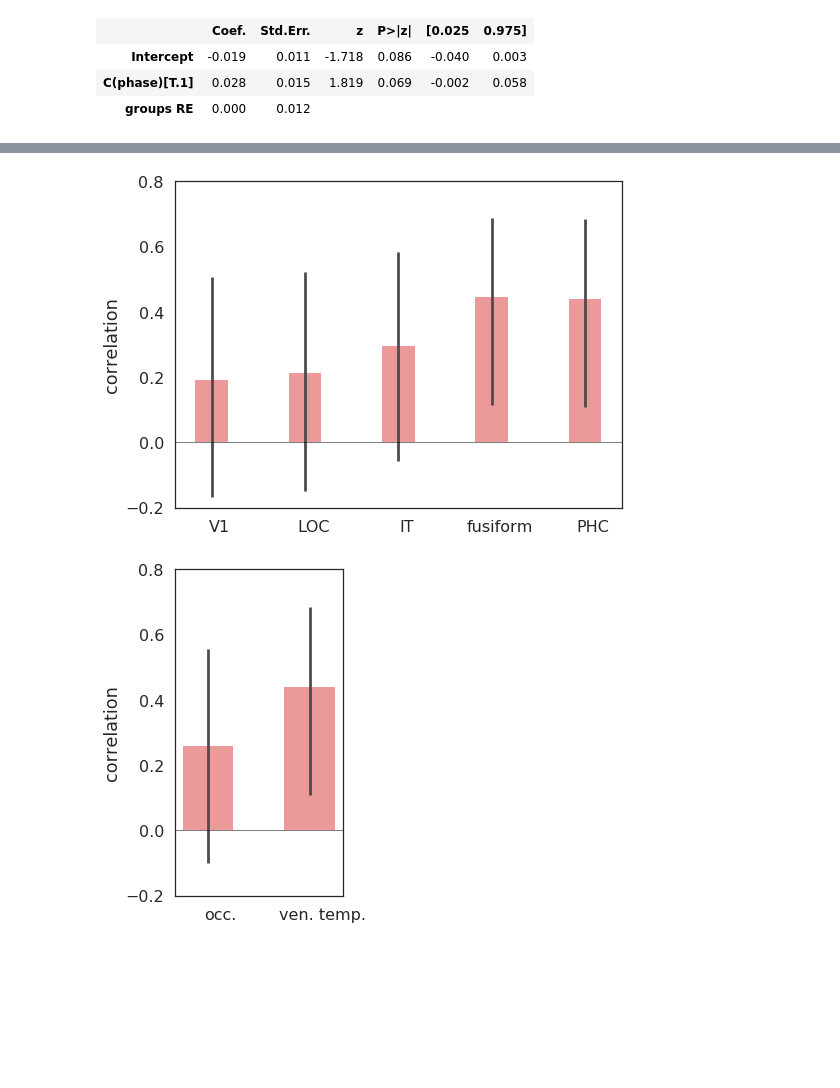
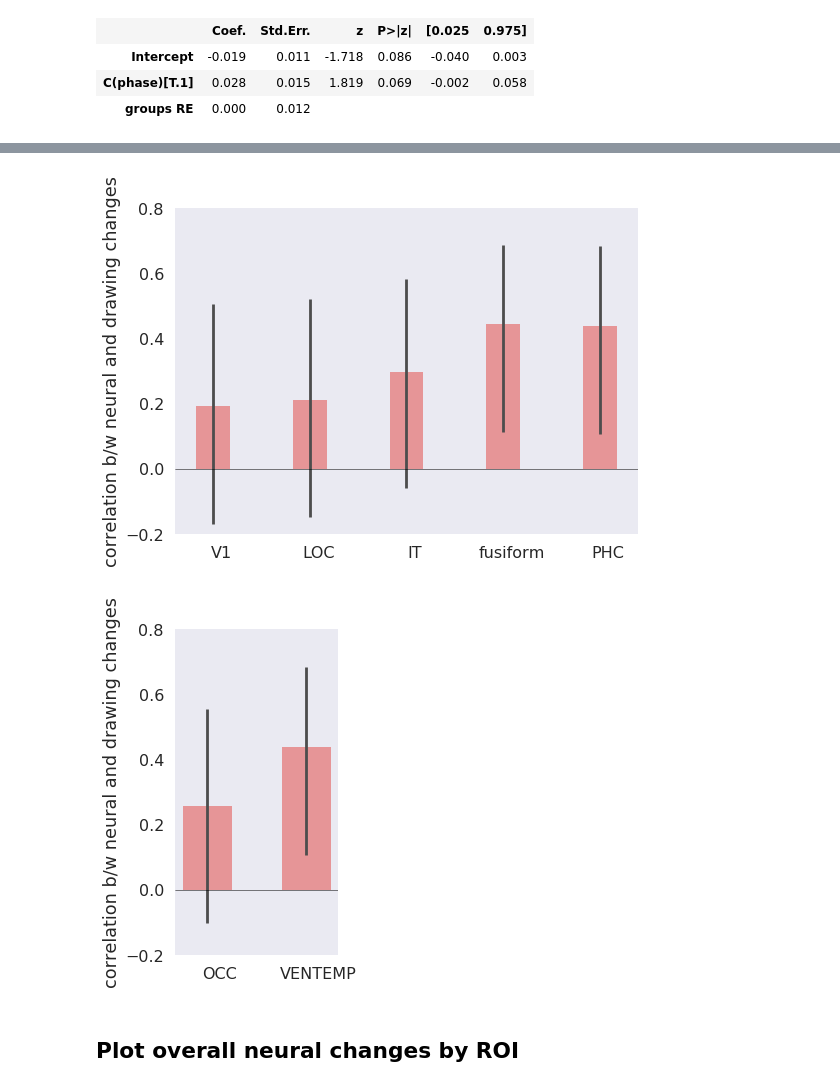
Before and after one commit to judithfan/sketchfeat, a Jupyter notebook: sketches/relate_neural_changes_to_sketch_changes.ipynb, the cells around one changed output, grey strips where cells are left out. Cells and saved outputs as stored; diff of their text form; code cells hidden in the pictures; blank space fills up the shorter version.

```diff
--- a/sketches/relate_neural_changes_to_sketch_changes.ipynb
+++ b/sketches/relate_neural_changes_to_sketch_changes.ipynb
@@ -126,7 +126,7 @@ if 'trained_post_occipital' in X.columns:
     diffscore_ventemp_occipital = diffscore_ventemp - diffscore_occipital
 # %%
 # W = pd.read_csv('sketch_recognizability_timecourse_early_vs_late.csv')
-# W = pd.read_csv('sketch_recognizability_timecourse_initial10_vs_final10.csv')
+W = pd.read_csv('sketch_recognizability_timecourse_initial10_vs_final10.csv')
 Ws = pd.read_csv('sketch_similarity_timecourse_within_run.csv')
 ## flip sign to make the results more intuitive
 # Ws.runwise_similarity_change = Ws.runwise_similarity_change*(-1)
@@ -259,6 +259,9 @@ if 'trained_post_ventemp' in X.columns:
     plt.ylim(-0.18,0.18)
     print stats.pearsonr(diffscore_ventemp,within_run)
     print stats.spearmanr(diffscore_ventemp,within_run)
+    if not os.path.exists('./plots'):
+        os.makedirs('./plots')
+    plt.savefig('./plots/correlation_ventemp_drawing_changes_scatter.pdf')
 # %% [output]
 (0.43944746855029798, 0.011852989431068051)
 SpearmanrResult(correlation=0.43702434872614471, pvalue=0.012383450652212009)
@@ -275,6 +278,9 @@ if 'trained_post_occipital' in X.columns:
     plt.ylim(-0.18,0.18)
     print stats.pearsonr(diffscore_occipital,within_run)
     print stats.spearmanr(diffscore_occipital,within_run)
+    if not os.path.exists('./plots'):
+        os.makedirs('./plots')
+    plt.savefig('./plots/correlation_occ_drawing_changes_scatter.pdf')
 # %% [output]
 (0.25821841902336384, 0.15360313184218605)
 SpearmanrResult(correlation=0.21319155886640642, pvalue=0.24138163656216072)
@@ -513,41 +518,42 @@ else:
 
 CI,ERRBAR = get_r_CIs(vals,len(diffscore_V1))
 # %%
-sns.set_style('white')
+sns.set_style('dark')
 sns.set_context('poster')
 fig = plt.figure(figsize=(8,6))
 
 n_groups = 5 # num ROIs
 index = np.arange(n_groups)
 bar_width = 0.35
 
 _vals = vals[:5]
 _ERRBAR = ERRBAR[:,:5]
 
 opacity = 0.8
 error_config = {'ecolor': '0.3'}
 
 rects = plt.bar(index, _vals, bar_width,
                  alpha=opacity,
                  color=(0.9,0.5,0.5),
                  yerr=_ERRBAR,
                  error_kw=error_config)
 tick = plt.xticks(index + bar_width / 4, ('V1','LOC','IT','fusiform','PHC'))
 # plt.title('neural vs drawing differentiation')
-plt.ylabel('correlation')
+plt.ylabel('correlation b/w neural and drawing changes')
 plt.axhline(y=0,color='k',linewidth=0.5)
 plt.ylim(-0.2,0.8)
+plt.tight_layout()
 if not os.path.exists('./plots'):
     os.makedirs('./plots')
 plt.savefig('./plots/correlation_neural_drawing_changes_allrois.pdf')
 # %% [output]
-[figure, old version]
+[figure, new version]
 # %%
 if 'trained_post_occipital' in X.columns:
 
-    sns.set_style('white')
+    sns.set_style('dark')
     sns.set_context('poster')
-    fig = plt.figure(figsize=(3,6))
+    fig = plt.figure(figsize=(4,6))
 
     n_groups = 2 # num ROIs
     index = np.arange(n_groups)
@@ -564,13 +570,16 @@ if 'trained_post_occipital' in X.columns:
                      color=(0.9,0.5,0.5),
                      yerr=_ERRBAR,
                      error_kw=error_config)
-    tick = plt.xticks(index + bar_width / 4, ('occ.','ven. temp.'))
+    tick = plt.xticks(index + bar_width / 4, ('OCC','VENTEMP'))
 #     plt.title('neural and drawing differentiation')
-    plt.ylabel('correlation')
+    plt.ylabel('correlation b/w neural and drawing changes')
     plt.axhline(y=0,color='k',linewidth=0.5)
     plt.ylim(-0.2,0.8)
+    plt.tight_layout()
     if not os.path.exists('./plots'):
         os.makedirs('./plots')
     plt.savefig('./plots/correlation_neural_drawing_changes_bylobe.pdf')
 # %% [output]
-[figure, old version]
+[figure, new version]
+# %% [markdown]
+## Plot overall neural changes by ROI
```
Also changed, not shown: parts of 18 cells of this notebook, 1 other file.
